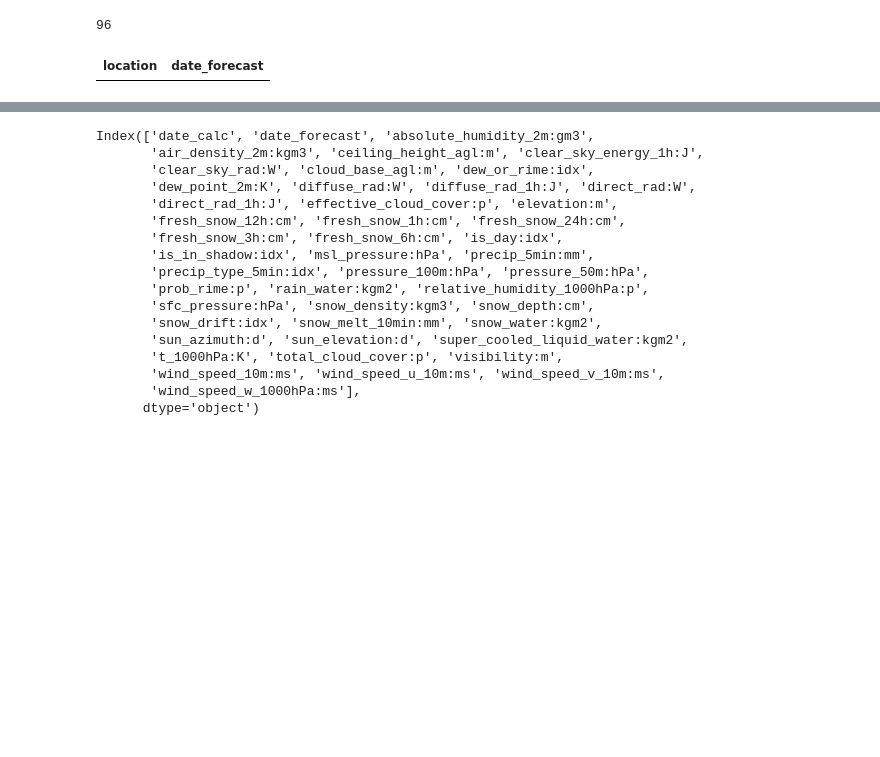
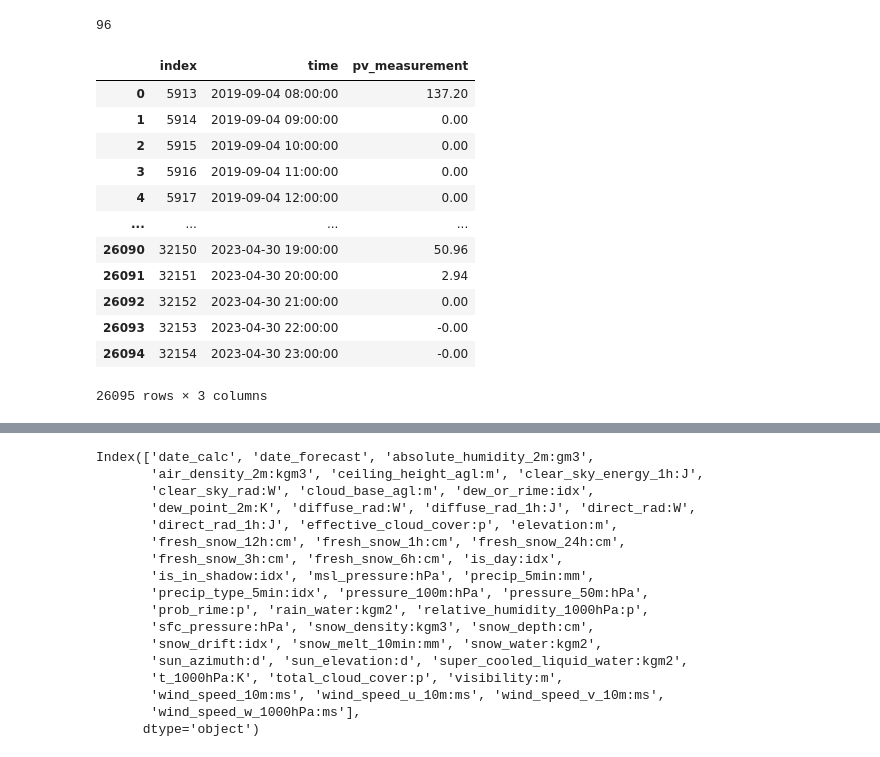
Before and after one commit to jacob-a-worsoe/stabekk, a Jupyter notebook: data/read_files.ipynb, the cells around one changed output, grey strips where cells are left out. Saved outputs shown, nothing was run; the diff lists cells and outputs as text; code cells hidden in the pictures; blank space fills up the shorter version.

```diff
--- a/data/read_files.ipynb
+++ b/data/read_files.ipynb
@@ -49,9 +49,21 @@ X_train_observed_c = pd.read_parquet('C/X_train_observed.parquet')
 len(X_train_estimated_a[pd.to_datetime(X_train_estimated_a.date_calc.dt.date) == pd.to_datetime('2022-10-30')]['date_forecast'].unique())
 # %% [output]
 96
-# %%
-ret
-# %% [output]
-| location | date_forecast |
+# %%
+train_c.dropna().reset_index()
+# %% [output]
+|  | index | time | pv_measurement |
+| 0 | 5913 | 2019-09-04 08:00:00 | 137.20 |
+| 1 | 5914 | 2019-09-04 09:00:00 | 0.00 |
+| 2 | 5915 | 2019-09-04 10:00:00 | 0.00 |
+| 3 | 5916 | 2019-09-04 11:00:00 | 0.00 |
+| 4 | 5917 | 2019-09-04 12:00:00 | 0.00 |
+| ... | ... | ... | ... |
+| 26090 | 32150 | 2023-04-30 19:00:00 | 50.96 |
+| 26091 | 32151 | 2023-04-30 20:00:00 | 2.94 |
+| 26092 | 32152 | 2023-04-30 21:00:00 | 0.00 |
+| 26093 | 32153 | 2023-04-30 22:00:00 | -0.00 |
+| 26094 | 32154 | 2023-04-30 23:00:00 | -0.00 |
+26095 rows × 3 columns
 # %%
 ret = pd.DataFrame()
```
Also changed, not shown: parts of 2 cells of this notebook.
